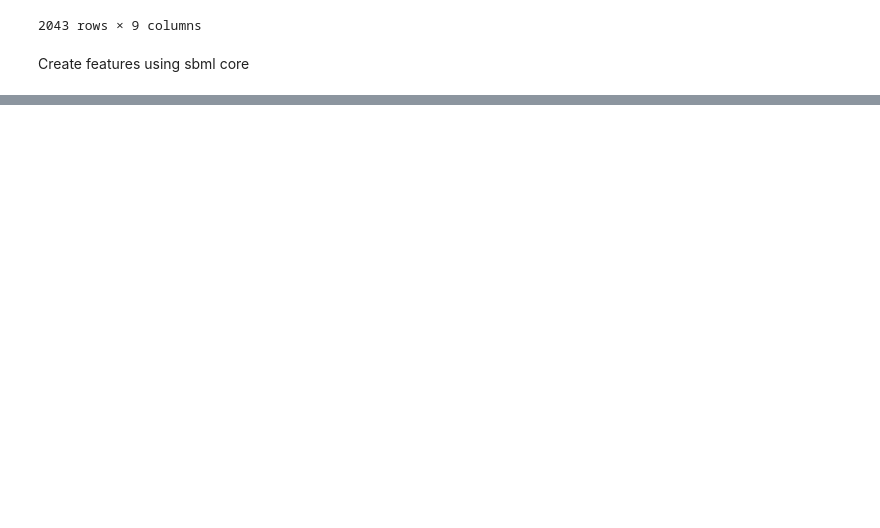
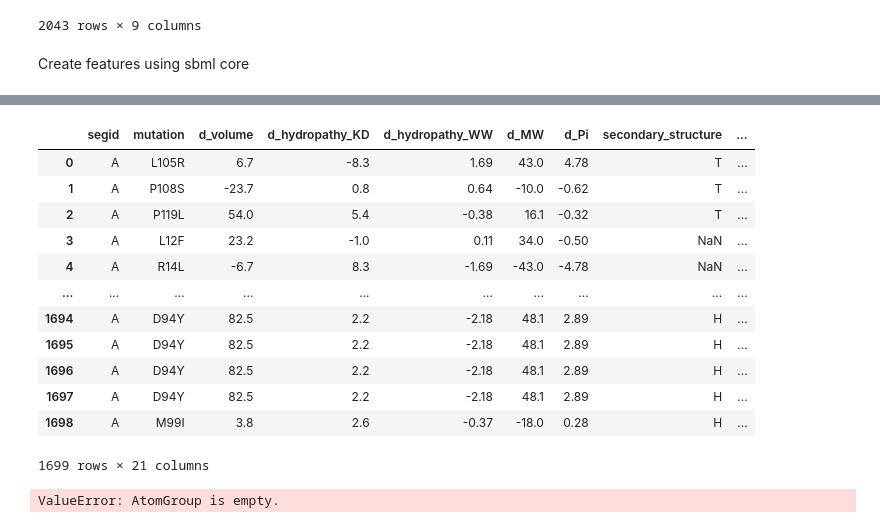
Before and after one commit to viktoria023/predict_FQ_resistance, a Jupyter notebook: prototype.ipynb, the cells around one changed output, grey strips where cells are left out. Drawn from its saved outputs; the diff is of its cells as text; code cells hidden in the pictures; blank space fills up the shorter version.

Commit message:
started feature construction with sbmlcore

```diff
--- a/prototype.ipynb
+++ b/prototype.ipynb
@@ -168,3 +167,10 @@ MXF_DATASET
 2043 rows × 9 columns
 # %% [markdown]
 Create features using sbml core
+# %%
+def make_segid(row):
+    return row['GENE'][3:]
+
+MXF_DATASET['segid'] = MXF_DATASET.apply(make_segid, axis = 1)
+MXF_DATASET['mutation'] = MXF_DATASET['MUTATION']
+MXF_DATASET
@@ -170,0 +192,5 @@ Create features using sbml core
+# %%
+sbml_dataset = MXF_DATASET[['segid', 'mutation']]
+# %%
+sbml_dataset = sbml_dataset[sbml_dataset.segid == 'A']
+sbml_dataset
@@ -170,0 +212,3 @@ Create features using sbml core
+# %%
+features = sbmlcore.FeatureDataset(sbml_dataset, species='M. tuberculosis', gene='gyrA')
+features
@@ -170,0 +225,12 @@ Create features using sbml core
+# %%
+a = sbmlcore.AminoAcidVolumeChange()
+b1 = sbmlcore.AminoAcidHydropathyChangeKyteDoolittle()
+b2 = sbmlcore.AminoAcidHydropathyChangeWimleyWhite()
+c = sbmlcore.AminoAcidMWChange()
+d = sbmlcore.AminoAcidPiChange()
+e = sbmlcore.Stride('data/5bs8.pdb')
+f = sbmlcore.FreeSASA('data/5bs8.pdb')
+
+features.add_feature([a, b1, b2, c, d, e, f])
+features.df
+# %% [output]
@@ -170,0 +254,17 @@ Create features using sbml core
+|  | segid | mutation | d_volume | d_hydropathy_KD | d_hydropathy_WW | d_MW | d_Pi | secondary_structure | ... |
+| 0 | A | L105R | 6.7 | -8.3 | 1.69 | 43.0 | 4.78 | T | ... |
+| 1 | A | P108S | -23.7 | 0.8 | 0.64 | -10.0 | -0.62 | T | ... |
+| 2 | A | P119L | 54.0 | 5.4 | -0.38 | 16.1 | -0.32 | T | ... |
+| 3 | A | L12F | 23.2 | -1.0 | 0.11 | 34.0 | -0.50 | NaN | ... |
+| 4 | A | R14L | -6.7 | 8.3 | -1.69 | -43.0 | -4.78 | NaN | ... |
+| ... | ... | ... | ... | ... | ... | ... | ... | ... | ... |
+| 1694 | A | D94Y | 82.5 | 2.2 | -2.18 | 48.1 | 2.89 | H | ... |
+| 1695 | A | D94Y | 82.5 | 2.2 | -2.18 | 48.1 | 2.89 | H | ... |
+| 1696 | A | D94Y | 82.5 | 2.2 | -2.18 | 48.1 | 2.89 | H | ... |
+| 1697 | A | D94Y | 82.5 | 2.2 | -2.18 | 48.1 | 2.89 | H | ... |
+| 1698 | A | M99I | 3.8 | 2.6 | -0.37 | -18.0 | 0.28 | H | ... |
+1699 rows × 21 columns
+# %%
+i = sbmlcore.StructuralDistances('data/5bs8.pdb', distance_selection="resname FE2", distance_name='dist_FE')
+# %% [output]
+ValueError: AtomGroup is empty.
```
Also changed, not shown: parts of 6 cells of this notebook.
